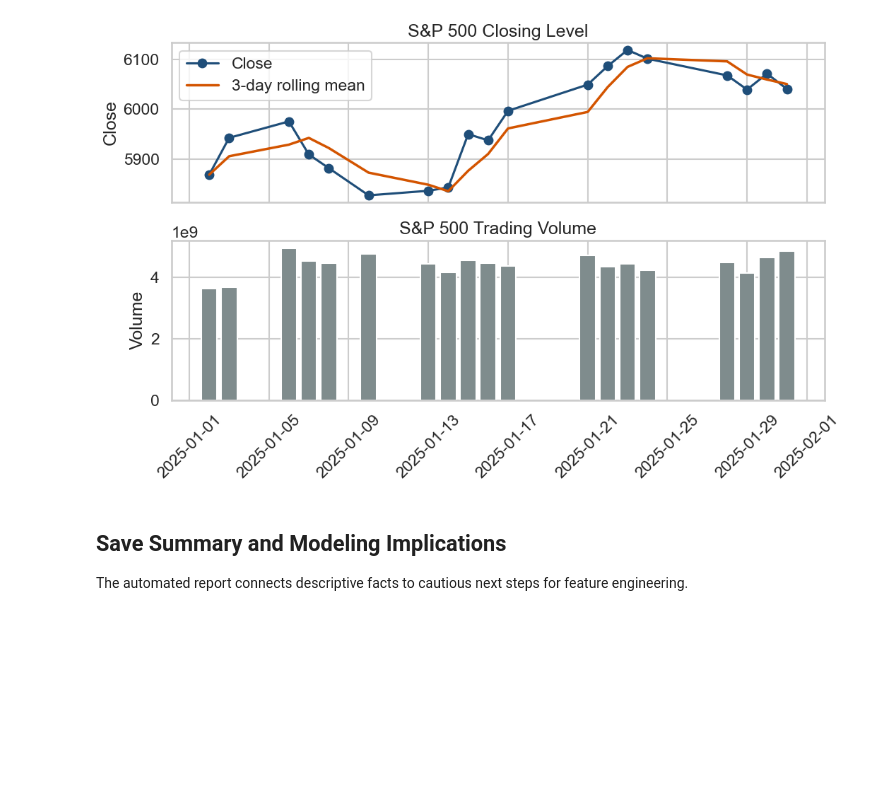
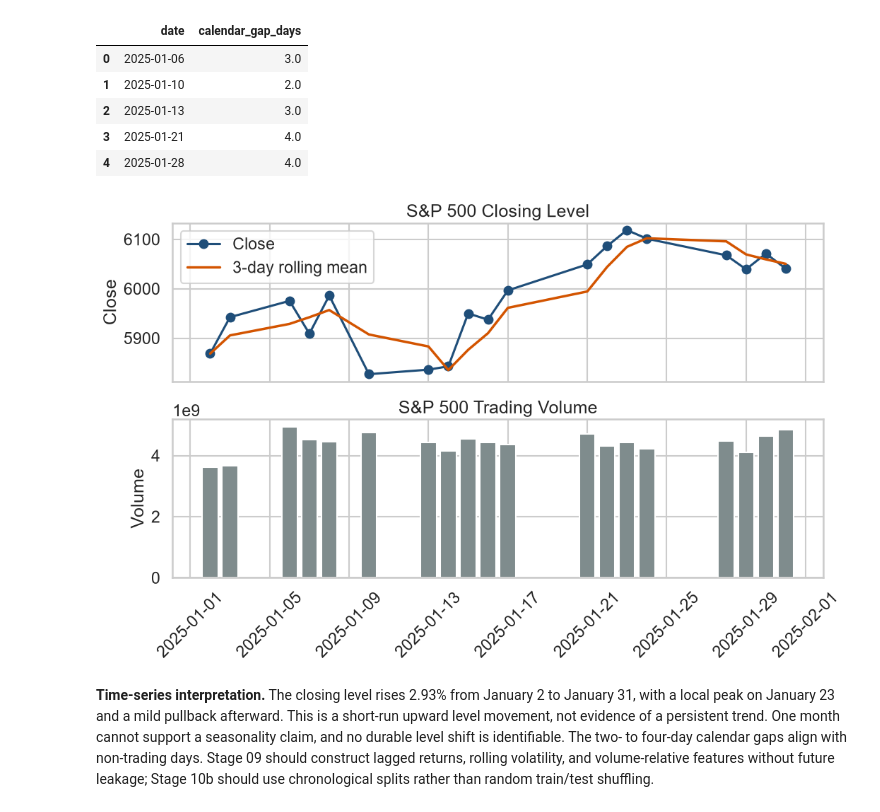
Before and after one commit to Funger1314/bootcamp_Yifang_Qiu, a Jupyter notebook: homework/homework08/homework08_exploratory-data-analysis_submission.ipynb, the cells around one changed output. Drawn from its saved outputs; the diff is of its cells as text; code cells hidden in the pictures; blank space fills up the shorter version.

```diff
--- a/homework/homework08/homework08_exploratory-data-analysis_submission.ipynb
+++ b/homework/homework08/homework08_exploratory-data-analysis_submission.ipynb
@@ -128,22 +213,40 @@ Closing levels are shown with a three-trading-day rolling average. Volume is sho
 # %%
-prices_for_time = prices.copy()
-prices_for_time['close_3day_mean'] = prices_for_time['close'].rolling(window=3, min_periods=1).mean()
+prices_for_time = prices.sort_values('date').copy()
+prices_for_time['calendar_gap_days'] = prices_for_time['date'].diff().dt.days
+prices_for_time['close_3day_mean'] = prices_for_time['close'].rolling(3, min_periods=1).mean()
+display(
+    prices_for_time.loc[
+        prices_for_time['calendar_gap_days'].gt(1), ['date', 'calendar_gap_days']
+    ].reset_index(drop=True)
+)
+
 fig, axes = plt.subplots(2, 1, figsize=(11, 7), sharex=True)
-axes[0].plot(prices_for_time['date'], prices_for_time['close'], marker='o', label='Close', color='#1f4e79')
-axes[0].plot(prices_for_time['date'], prices_for_time['close_3day_mean'], linewidth=2.5, label='3-day rolling mean', color='#d35400')
+axes[0].plot(
+    prices_for_time['date'], prices_for_time['close'], marker='o',
+    label='Close', color='#1f4e79'
+)
+axes[0].plot(
+    prices_for_time['date'], prices_for_time['close_3day_mean'], linewidth=2.5,
+    label='3-day rolling mean', color='#d35400'
+)
 axes[0].set_title('S&P 500 Closing Level')
 axes[0].set_ylabel('Close')
 axes[0].legend()
 axes[1].bar(prices_for_time['date'], prices_for_time['volume'], color='#7f8c8d', width=0.8)
 axes[1].set_title('S&P 500 Trading Volume')
 axes[1].set_ylabel('Volume')
 axes[1].tick_params(axis='x', rotation=45)
 plt.tight_layout()
-time_series_plot_path = REPORTS_DIR / f'eda_time_series_{RUN_TIMESTAMP}.png'
-plt.savefig(time_series_plot_path, dpi=150)
+time_series_plot_path = REPORTS_DIR / 'eda_time_series.png'
+plt.savefig(time_series_plot_path, dpi=150, bbox_inches='tight')
 plt.show()
 # %% [output]
+|  | date | calendar_gap_days |
+| 0 | 2025-01-06 | 3.0 |
+| 1 | 2025-01-10 | 2.0 |
+| 2 | 2025-01-13 | 3.0 |
+| 3 | 2025-01-21 | 4.0 |
+| 4 | 2025-01-28 | 4.0 |
-[figure, old version]
+[figure, new version]
-# %% [markdown]
-## Save Summary and Modeling Implications
-The automated report connects descriptive facts to cautious next steps for feature engineering.
+# %% [markdown]
+**Time-series interpretation.** The closing level rises 2.93% from January 2 to January 31, with a local peak on January 23 and a mild pullback afterward. This is a short-run upward level movement, not evidence of a persistent trend. One month cannot support a seasonality claim, and no durable level shift is identifiable. The two- to four-day calendar gaps align with non-trading days. Stage 09 should construct lagged returns, rolling volatility, and volume-relative features without future leakage; Stage 10b should use chronological splits rather than random train/test shuffling.
```
Also changed, not shown: parts of 22 cells of this notebook, 21 other files.
